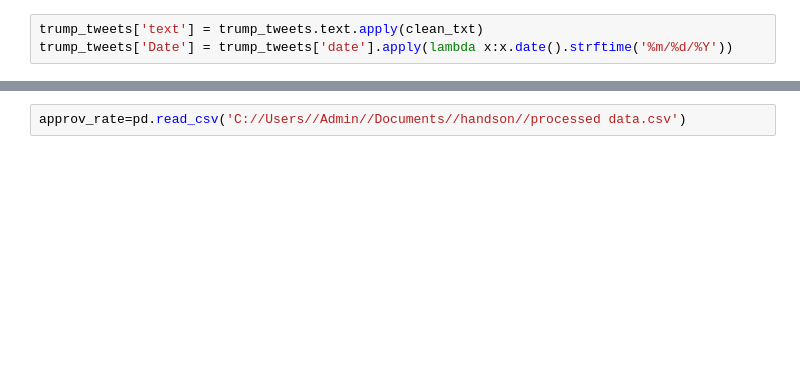
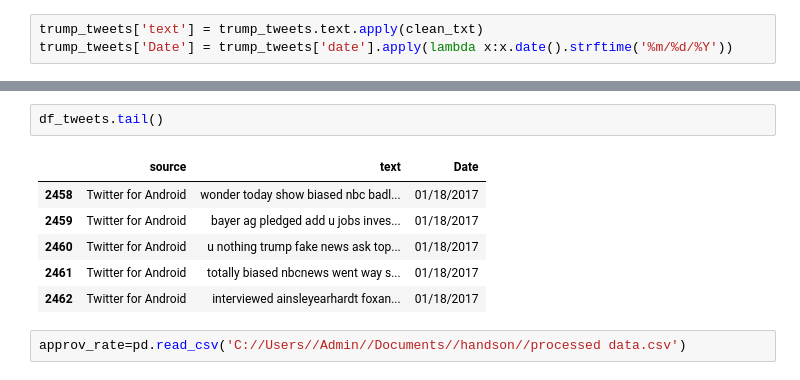
Before and after one commit to qinkeyang/yiduaiproject, a Jupyter notebook: Master.ipynb, the cells around one changed output, grey strips where cells are left out. Cells and saved outputs as stored; diff of their text form; blank space fills up the shorter version.

```diff
--- a/Master.ipynb
+++ b/Master.ipynb
@@ -82,2 +83,11 @@ See the caveats in the documentation: http://pandas.pydata.org/pandas-docs/stabl
+# %%
+df_tweets.tail()
+# %% [output]
+|  | source | text | Date |
+| 2458 | Twitter for Android | wonder today show biased nbc badl... | 01/18/2017 |
+| 2459 | Twitter for Android | bayer ag pledged add u jobs inves... | 01/18/2017 |
+| 2460 | Twitter for Android | u nothing trump fake news ask top... | 01/18/2017 |
+| 2461 | Twitter for Android | totally biased nbcnews went way s... | 01/18/2017 |
+| 2462 | Twitter for Android | interviewed ainsleyearhardt foxan... | 01/18/2017 |
 # %%
 approv_rate=pd.read_csv('C://Users//Admin//Documents//handson//processed data.csv')
```
Also changed, not shown: parts of 18 cells of this notebook.
